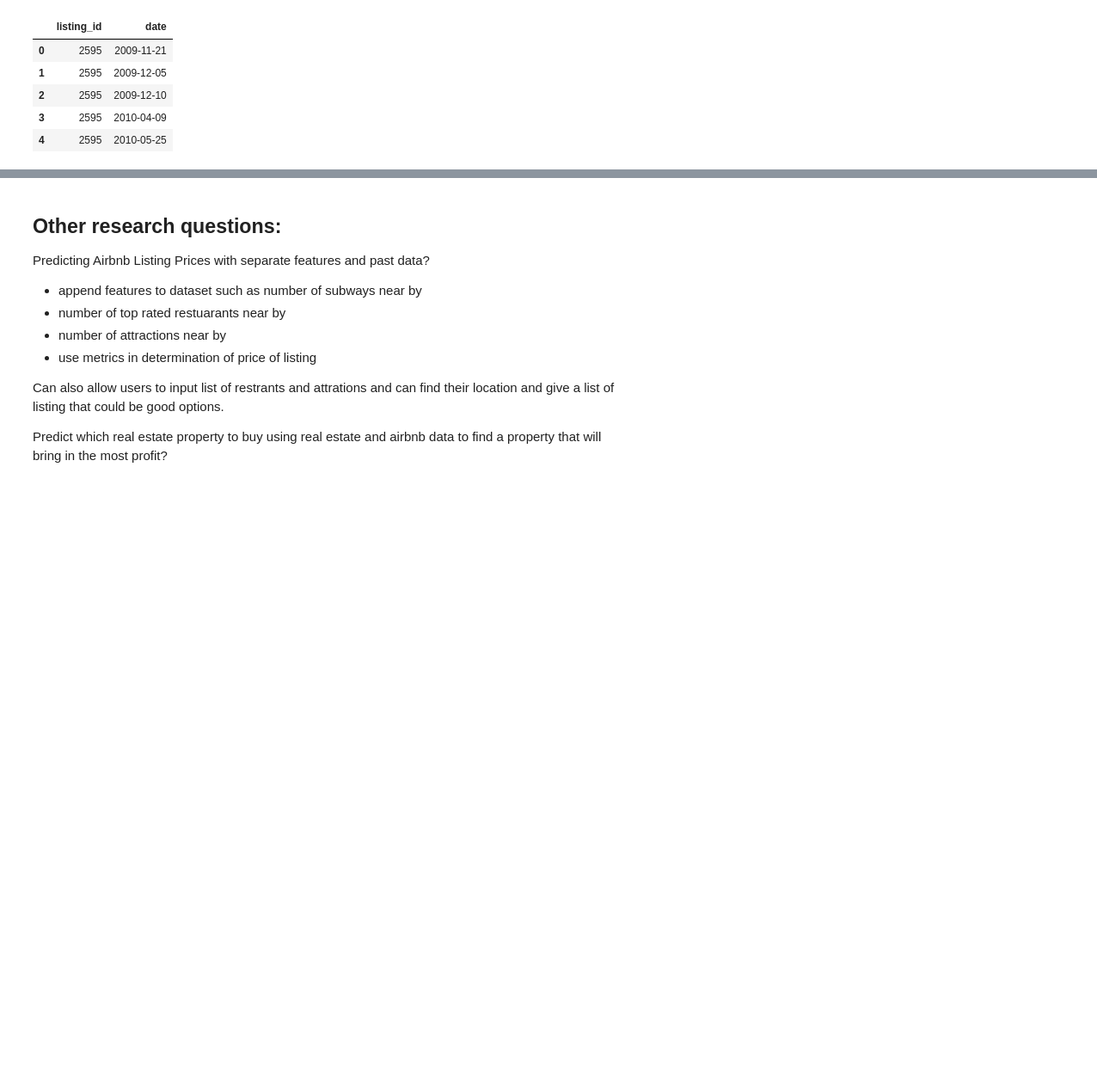
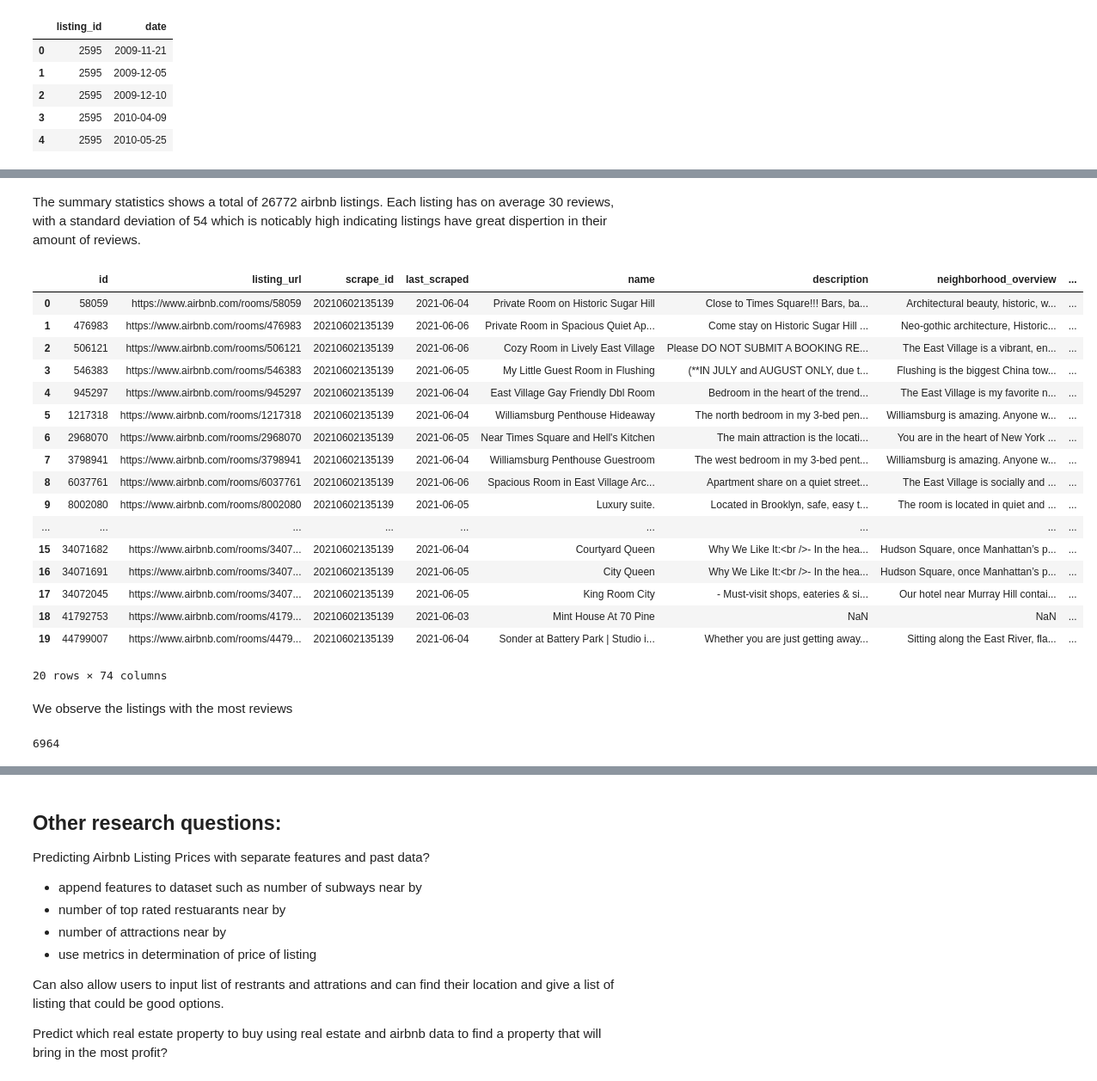
Before and after one commit to Vishnu-Rangiah/Airbnb-Open-Data, a Jupyter notebook: Topic Modeling and Sentiment Analysis.ipynb, the cells around one changed output, grey strips where cells are left out. Shown at 86% size. Saved outputs shown, nothing was run; the diff lists cells and outputs as text; code cells hidden in the pictures; blank space fills up the shorter version.

```diff
--- a/Topic Modeling and Sentiment Analysis.ipynb
+++ b/Topic Modeling and Sentiment Analysis.ipynb
@@ -31,6 +37,6 @@ listings.head()
 | 3 | 5136 | Spacious Brooklyn Duplex, Patio +... | 7378 | Rebecca | Brooklyn | Sunset Park | 40.66265 | -73.99454 | ... |
 | 4 | 5178 | Large Furnished Room Near B'way | 8967 | Shunichi | Manhattan | Midtown | 40.76457 | -73.98317 | ... |
 # %%
-listings_d = pd.read_csv('datasets/listings_d.csv')
+listings_d = pd.read_csv('datasets/listings_all.csv')
 listings_d.head()
 # %% [output]
@@ -158,0 +158,36 @@ plt.show()
+# %% [markdown]
+The summary statistics shows a total of 26772 airbnb listings. Each listing has on average 30 reviews, with a standard deviation of 54 which is noticably high indicating listings have great dispertion in their amount of reviews.
+# %%
+review_counts = reviews_d.listing_id.value_counts()
+# %%
+review_ids = list(review_counts[:20].index)
+review_ids = pd.DataFrame(review_ids)
+review_ids.columns = ["id"]
+# %%
+df_most_reviews = pd.merge(listings_d,review_ids,left_on='id',right_on='id')
+df_most_reviews
+# %% [output]
+|  | id | listing_url | scrape_id | last_scraped | name | description | neighborhood_overview | ... |
+| 0 | 58059 | https://www.airbnb.com/rooms/58059 | 20210602135139 | 2021-06-04 | Private Room on Historic Sugar Hill | Close to Times Square!!! Bars, ba... | Architectural beauty, historic, w... | ... |
+| 1 | 476983 | https://www.airbnb.com/rooms/476983 | 20210602135139 | 2021-06-06 | Private Room in Spacious Quiet Ap... | Come stay on Historic Sugar Hill ... | Neo-gothic architecture, Historic... | ... |
+| 2 | 506121 | https://www.airbnb.com/rooms/506121 | 20210602135139 | 2021-06-06 | Cozy Room in Lively East Village | Please DO NOT SUBMIT A BOOKING RE... | The East Village is a vibrant, en... | ... |
+| 3 | 546383 | https://www.airbnb.com/rooms/546383 | 20210602135139 | 2021-06-05 | My Little Guest Room in Flushing | (**IN JULY and AUGUST ONLY, due t... | Flushing is the biggest China tow... | ... |
+| 4 | 945297 | https://www.airbnb.com/rooms/945297 | 20210602135139 | 2021-06-04 | East Village Gay Friendly Dbl Room | Bedroom in the heart of the trend... | The East Village is my favorite n... | ... |
+| 5 | 1217318 | https://www.airbnb.com/rooms/1217318 | 20210602135139 | 2021-06-04 | Williamsburg Penthouse Hideaway | The north bedroom in my 3-bed pen... | Williamsburg is amazing. Anyone w... | ... |
+| 6 | 2968070 | https://www.airbnb.com/rooms/2968070 | 20210602135139 | 2021-06-05 | Near Times Square and Hell's Kitchen | The main attraction is the locati... | You are in the heart of New York ... | ... |
+| 7 | 3798941 | https://www.airbnb.com/rooms/3798941 | 20210602135139 | 2021-06-04 | Williamsburg Penthouse Guestroom | The west bedroom in my 3-bed pent... | Williamsburg is amazing. Anyone w... | ... |
+| 8 | 6037761 | https://www.airbnb.com/rooms/6037761 | 20210602135139 | 2021-06-06 | Spacious Room in East Village Arc... | Apartment share on a quiet street... | The East Village is socially and ... | ... |
+| 9 | 8002080 | https://www.airbnb.com/rooms/8002080 | 20210602135139 | 2021-06-05 | Luxury suite. | Located in Brooklyn, safe, easy t... | The room is located in quiet and ... | ... |
+| ... | ... | ... | ... | ... | ... | ... | ... | ... |
+| 15 | 34071682 | https://www.airbnb.com/rooms/3407... | 20210602135139 | 2021-06-04 | Courtyard Queen | Why We Like It:<br />- In the hea... | Hudson Square, once Manhattan’s p... | ... |
+| 16 | 34071691 | https://www.airbnb.com/rooms/3407... | 20210602135139 | 2021-06-05 | City Queen | Why We Like It:<br />- In the hea... | Hudson Square, once Manhattan’s p... | ... |
+| 17 | 34072045 | https://www.airbnb.com/rooms/3407... | 20210602135139 | 2021-06-05 | King Room City | - Must-visit shops, eateries & si... | Our hotel near Murray Hill contai... | ... |
+| 18 | 41792753 | https://www.airbnb.com/rooms/4179... | 20210602135139 | 2021-06-03 | Mint House At 70 Pine | NaN | NaN | ... |
+| 19 | 44799007 | https://www.airbnb.com/rooms/4479... | 20210602135139 | 2021-06-04 | Sonder at Battery Park | Studio i... | Whether you are just getting away... | Sitting along the East River, fla... | ... |
+20 rows × 74 columns
+# %% [markdown]
+We observe the listings with the most reviews
+# %%
+len(review_counts[review_counts>30])
+# %% [output]
+6964
```
Also changed, not shown: parts of 34 cells of this notebook, 15 other files.
